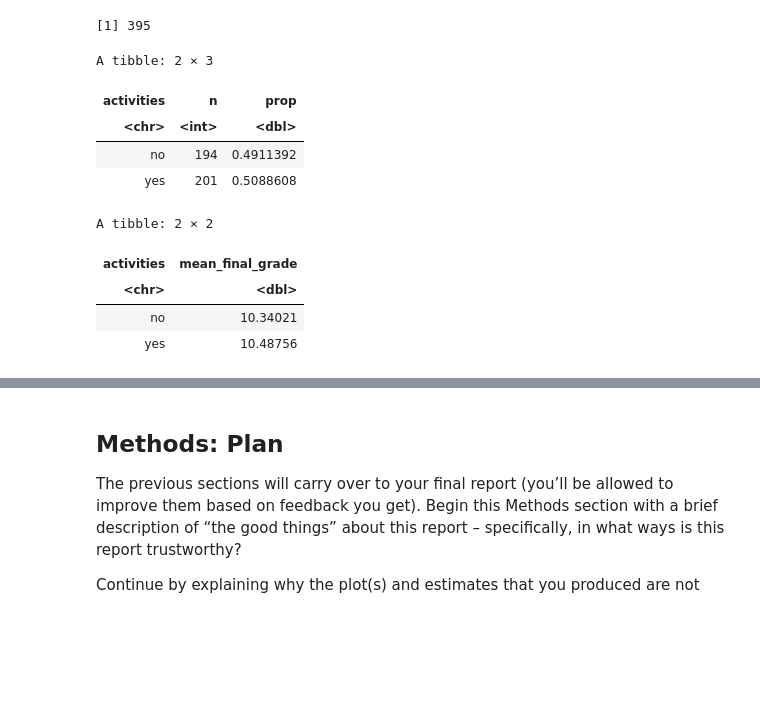
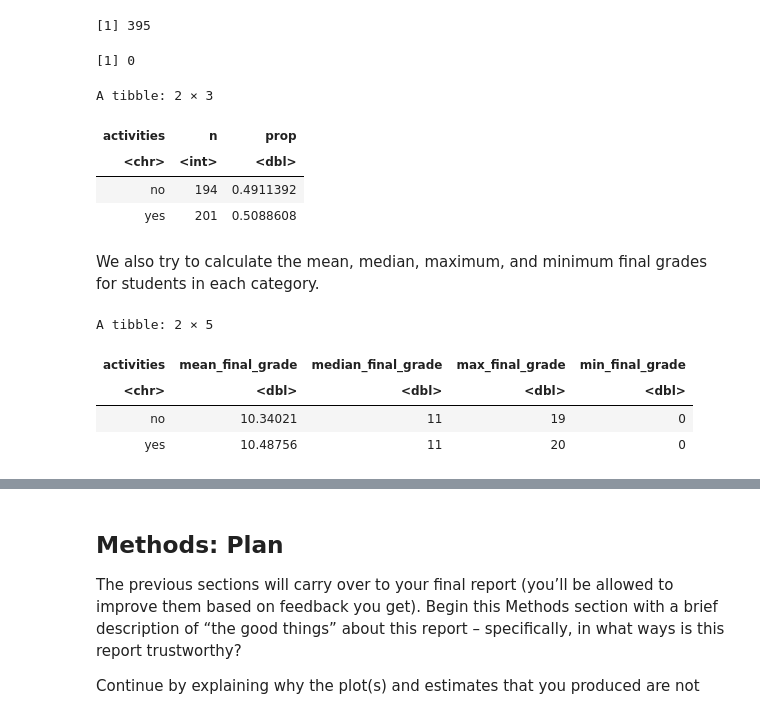
Before and after one commit to lhan0903/STAT201-Group-3, a Jupyter notebook: project-proposal.ipynb, the cells around one changed output, grey strips where cells are left out. Saved outputs shown, nothing was run; the diff lists cells and outputs as text; code cells hidden in the pictures; blank space fills up the shorter version.

Commit message:
worked on preliminary results section

```diff
--- a/project-proposal.ipynb
+++ b/project-proposal.ipynb
@@ -112,4 +116,9 @@ We examine that there is a total number of 395 students in the dataset, and out
 nrow(students)
 # %% [output]
 [1] 395
+# %%
+# Ensure there are no NA values
+nrow(students_sample %>% filter(is.na(final_grade) | is.na(activities)))
+# %% [output]
+[1] 0
 # %%
@@ -122,13 +131,21 @@ A tibble: 2 × 3
 | <chr> | <int> | <dbl> |
 | no | 194 | 0.4911392 |
 | yes | 201 | 0.5088608 |
+# %% [markdown]
+We also try to calculate the mean, median, maximum, and minimum final grades for students in each category.
 # %%
-students_sample %>%
-    group_by(activities) %>%
-    summarize(mean_final_grade = mean(final_grade))
+# Create a summary table for the dataset
+prelim_summary <- students_sample %>%
+            group_by(activities) %>%
+            summarize(mean_final_grade = mean(final_grade),
+            median_final_grade = median(final_grade),
+            max_final_grade = max(final_grade),
+            min_final_grade = min(final_grade))
+
+prelim_summary
 # %% [output]
-A tibble: 2 × 2
+A tibble: 2 × 5
-| activities | mean_final_grade |
-| <chr> | <dbl> |
-| no | 10.34021 |
-| yes | 10.48756 |
+| activities | mean_final_grade | median_final_grade | max_final_grade | min_final_grade |
+| <chr> | <dbl> | <dbl> | <dbl> | <dbl> |
+| no | 10.34021 | 11 | 19 | 0 |
+| yes | 10.48756 | 11 | 20 | 0 |
```
Also changed, not shown: parts of 10 cells of this notebook.
